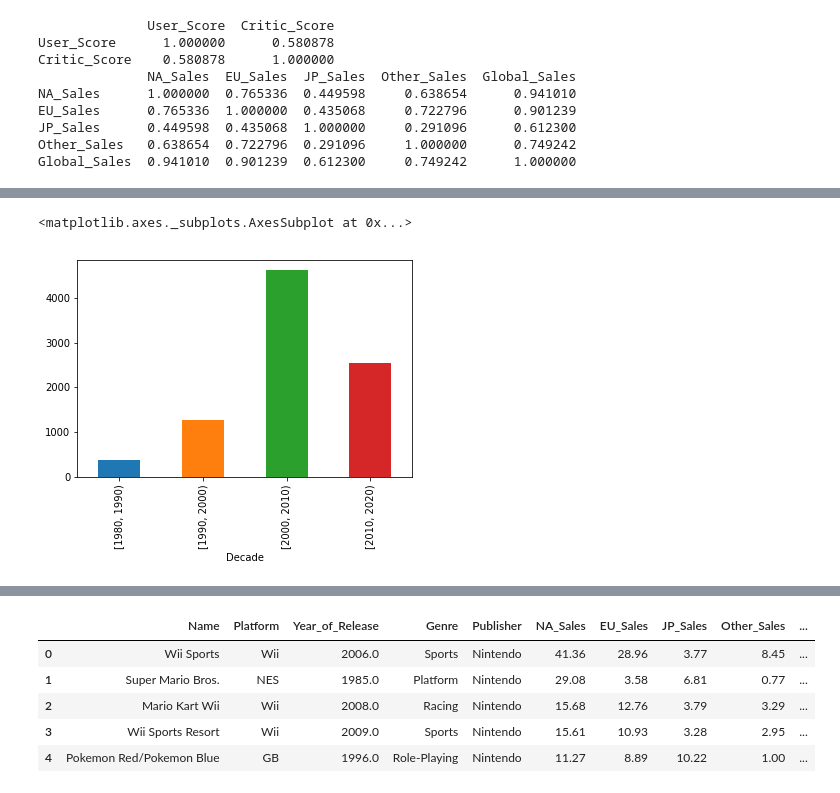
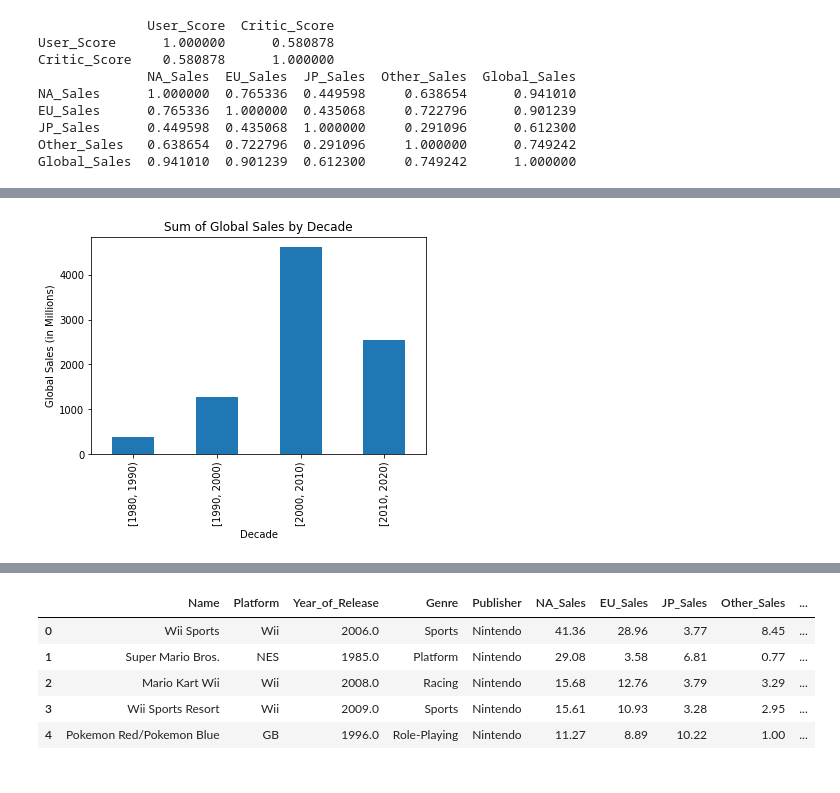
Before and after one commit to lluc507/Stats131Project, a Jupyter notebook: Final Project.ipynb, the cells around one changed output, grey strips where cells are left out. Cells and saved outputs as stored; diff of their text form; code cells hidden in the pictures.

```diff
--- a/Final Project.ipynb
+++ b/Final Project.ipynb
@@ -352,6 +364,8 @@ sns.boxplot(x='Decade',  y='Log_Global_Sales', data=games)
 # %%
 dec_sum = games.groupby(['Decade'])["Global_Sales"].sum()
 dec_sum.plot(kind='bar')
+plt.ylabel("Global Sales (in Millions)")
+plt.title("Sum of Global Sales by Decade")
+plt.show()
 # %% [output]
-<matplotlib.axes._subplots.AxesSubplot at 0x...>
-[figure, old version]
+[figure, new version]
```
Also changed, not shown: parts of 20 cells of this notebook.
